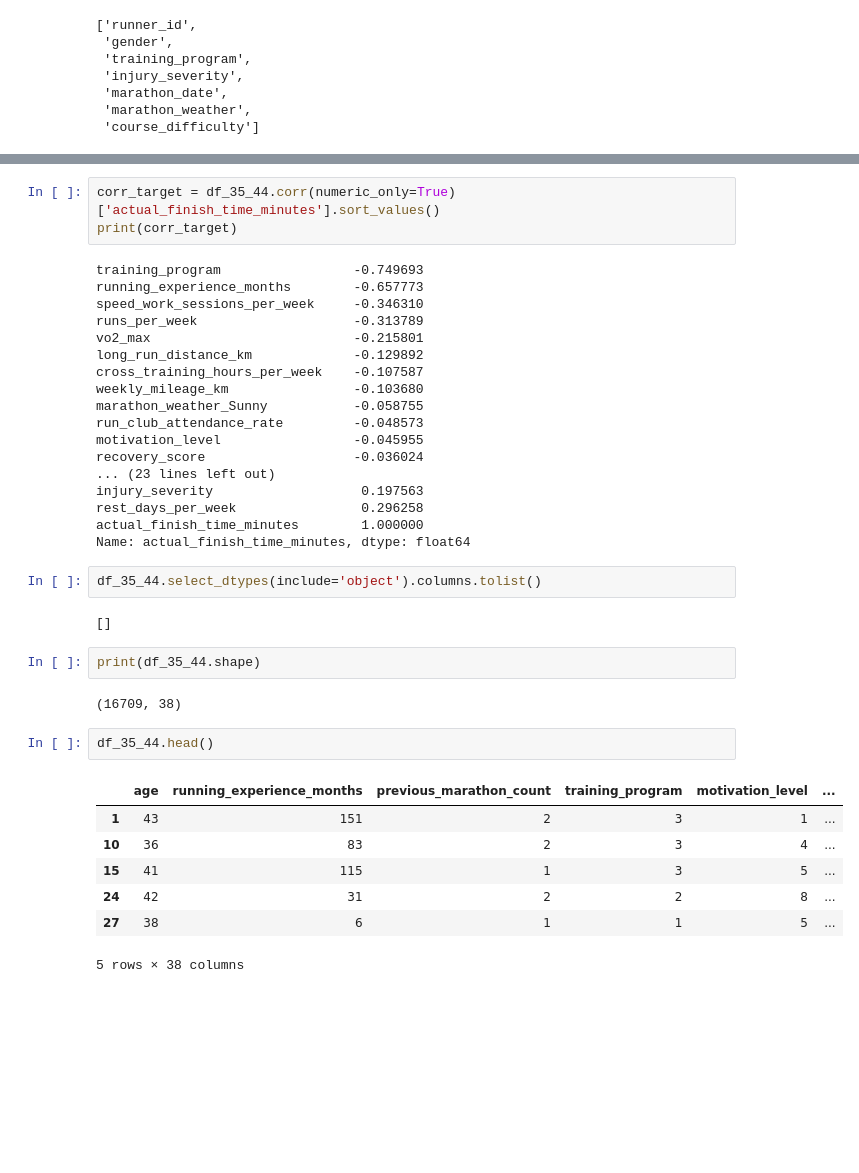
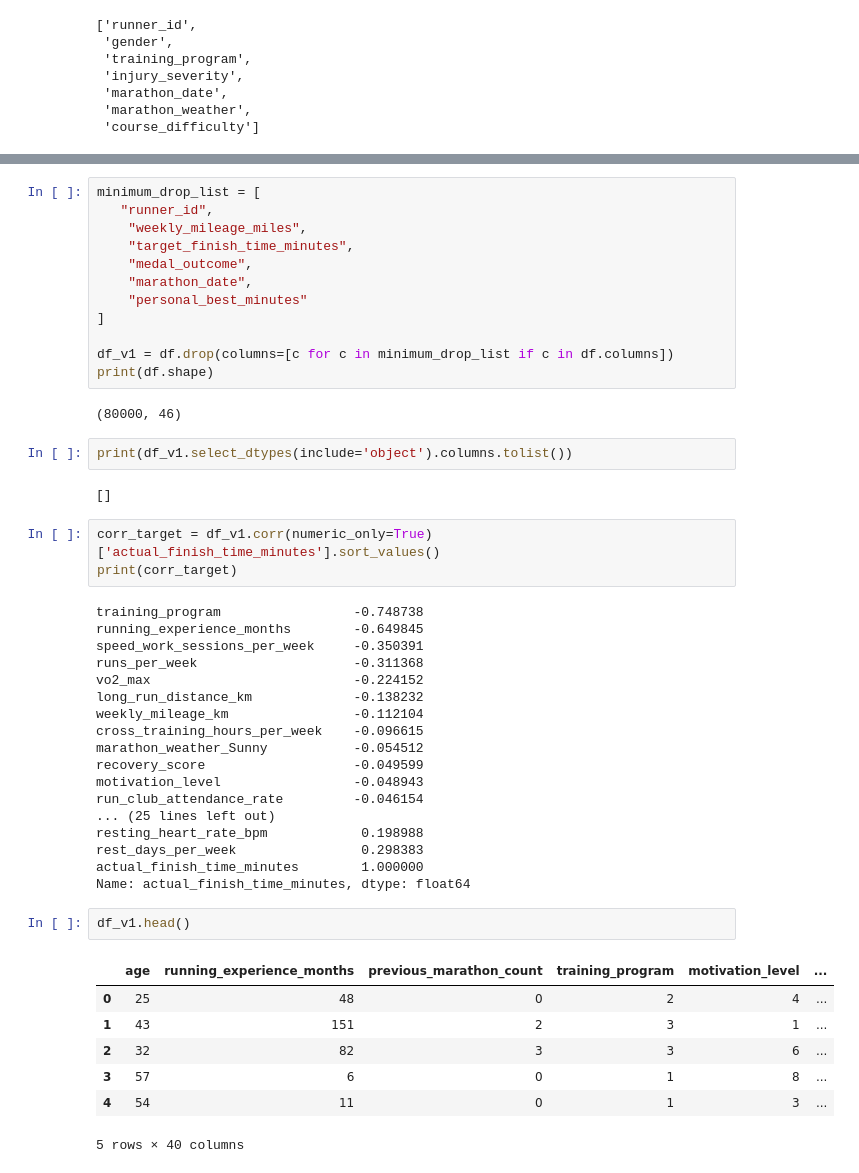
Before and after one commit to francescosias/MarathonIQ, a Jupyter notebook: chris_EDA_baseline.ipynb, the cells around one changed output, grey strips where cells are left out. Drawn from its saved outputs; the diff is of its cells as text; blank space fills up the shorter version.

```diff
--- a/chris_EDA_baseline.ipynb
+++ b/chris_EDA_baseline.ipynb
@@ -159,39 +162,49 @@ print(df_35_44.shape)
+# %%
+minimum_drop_list = [
+   "runner_id",
+    "weekly_mileage_miles",
+    "target_finish_time_minutes",
+    "medal_outcome",
+    "marathon_date",
+    "personal_best_minutes"
+]
+
+df_v1 = df.drop(columns=[c for c in minimum_drop_list if c in df.columns])
+print(df.shape)
+# %% [output]
+(80000, 46)
+# %%
+print(df_v1.select_dtypes(include='object').columns.tolist())
+# %% [output]
+[]
 # %%
-corr_target = df_35_44.corr(numeric_only=True)['actual_finish_time_minutes'].sort_values()
+corr_target = df_v1.corr(numeric_only=True)['actual_finish_time_minutes'].sort_values()
 print(corr_target)
 # %% [output]
-training_program                 -0.749693
-running_experience_months        -0.657773
-speed_work_sessions_per_week     -0.346310
-runs_per_week                    -0.313789
-vo2_max                          -0.215801
-long_run_distance_km             -0.129892
-cross_training_hours_per_week    -0.107587
-weekly_mileage_km                -0.103680
-marathon_weather_Sunny           -0.058755
-run_club_attendance_rate         -0.048573
-motivation_level                 -0.045955
-recovery_score                   -0.036024
-... (23 lines left out)
-injury_severity                   0.197563
-rest_days_per_week                0.296258
+training_program                 -0.748738
+running_experience_months        -0.649845
+speed_work_sessions_per_week     -0.350391
+runs_per_week                    -0.311368
+vo2_max                          -0.224152
+long_run_distance_km             -0.138232
+weekly_mileage_km                -0.112104
+cross_training_hours_per_week    -0.096615
+marathon_weather_Sunny           -0.054512
+recovery_score                   -0.049599
+motivation_level                 -0.048943
+run_club_attendance_rate         -0.046154
+... (25 lines left out)
+resting_heart_rate_bpm            0.198988
+rest_days_per_week                0.298383
 actual_finish_time_minutes        1.000000
 Name: actual_finish_time_minutes, dtype: float64
-# %%
-df_35_44.select_dtypes(include='object').columns.tolist()
-# %% [output]
-[]
-# %%
-print(df_35_44.shape)
-# %% [output]
-(16709, 38)
 # %%
-df_35_44.head()
+df_v1.head()
 # %% [output]
 |  | age | running_experience_months | previous_marathon_count | training_program | motivation_level | ... |
+| 0 | 25 | 48 | 0 | 2 | 4 | ... |
 | 1 | 43 | 151 | 2 | 3 | 1 | ... |
-| 10 | 36 | 83 | 2 | 3 | 4 | ... |
-| 15 | 41 | 115 | 1 | 3 | 5 | ... |
-| 24 | 42 | 31 | 2 | 2 | 8 | ... |
-| 27 | 38 | 6 | 1 | 1 | 5 | ... |
+| 2 | 32 | 82 | 3 | 3 | 6 | ... |
+| 3 | 57 | 6 | 0 | 1 | 8 | ... |
+| 4 | 54 | 11 | 0 | 1 | 3 | ... |
-5 rows × 38 columns
+5 rows × 40 columns
```
Also changed, not shown: parts of 31 cells of this notebook, 1 other file.
